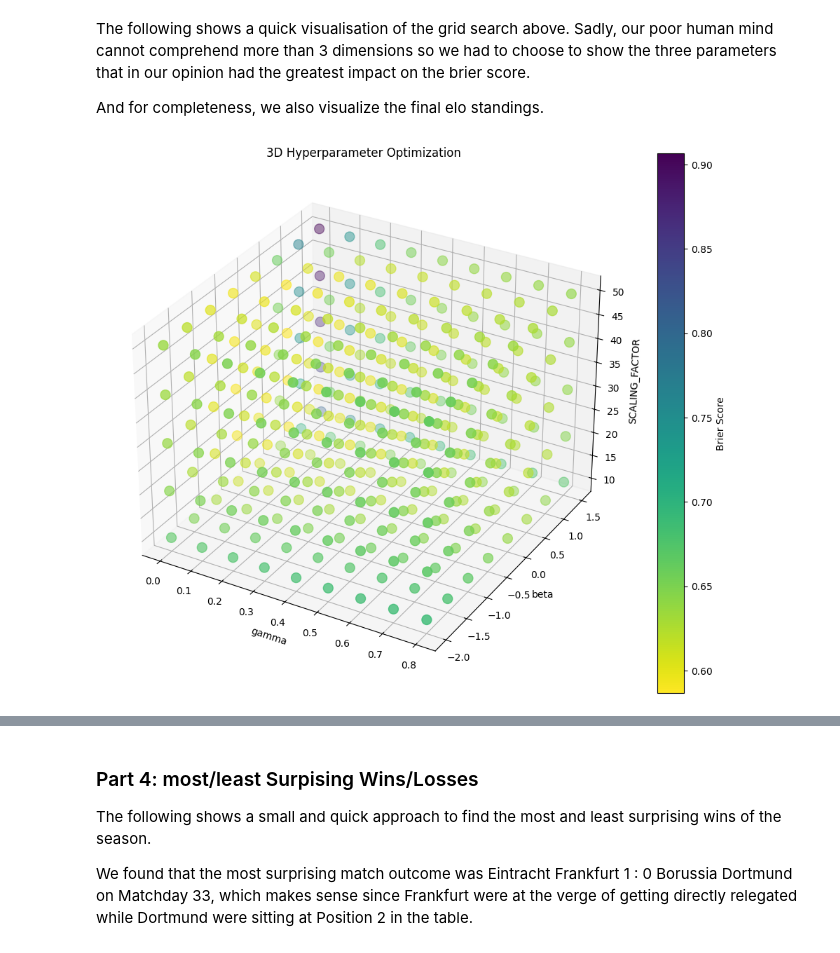
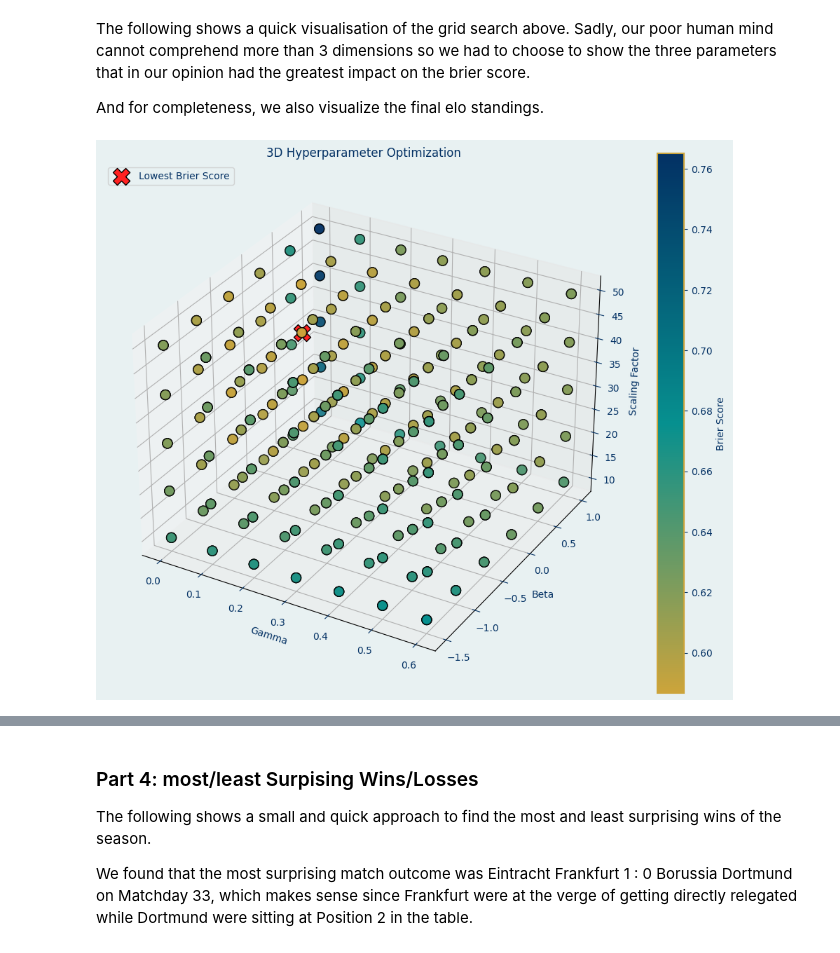
Before and after one commit to MaxPrinz98/FootballDSAI, a Jupyter notebook: Create_Elo_Clean.ipynb, the cells around one changed output, grey strips where cells are left out. Drawn from its saved outputs; the diff is of its cells as text; code cells hidden in the pictures.

```diff
--- a/Create_Elo_Clean.ipynb
+++ b/Create_Elo_Clean.ipynb
@@ -87,9 +86,9 @@ param_grid = {
     'K_FACTOR': [1],#np.arange(1.,7.,1.),
     'SCALING_FACTOR': np.arange(10.,51.,10.),
     'HOME_ADVANTAGE': [0.01] ,#np.arange(0.01,0.10,0.05),
-    'STARTING_ELO': [1500.], #np.arange(500.,2501.,500.),
-    'beta' : np.arange(-2.,2.,0.5),
-    'gamma' : np.arange(0.0,0.9,0.1)
+    'STARTING_ELO':np.arange(500.,2501.,500.),
+    'beta' : np.arange(-1.5,1.5,0.5),
+    'gamma' : np.arange(0.0,0.7,0.1)
 }
 
 
@@ -108,51 +107,71 @@ The following shows a quick visualisation of the grid search above. Sadly, our p
 
 And for completeness, we also visualize the final elo standings.
 # %%
-fig = plt.figure(figsize=(12, 10))
+import matplotlib.pyplot as plt
+from mpl_toolkits.mplot3d import Axes3D
+from matplotlib.colors import LinearSegmentedColormap
+
+fig = plt.figure(figsize=(12, 10), facecolor='#E8F1F2')
 ax = fig.add_subplot(111, projection='3d')
+
+colors = ['#CCA43B', '#06908F', '#033164']
+custom_cmap = LinearSegmentedColormap.from_list("my_cmap", colors)
 
 # Scatter points
 scatter = ax.scatter(
     all_results["gamma"],
     all_results["beta"],
     all_results["SCALING_FACTOR"],
     c=all_results["loss"],
-    cmap="viridis_r",
+    cmap=custom_cmap,
+    edgecolors='black',
     s=100,
 )
 
-ax.set_xlabel("gamma")
-ax.set_ylabel("beta")
-ax.set_zlabel("SCALING_FACTOR")
-plt.colorbar(scatter, label="Brier Score")
-plt.title("3D Hyperparameter Optimization")
-plt.savefig('./Poster_stuff/Grid_search.svg')
+# Highlight lowest loss point
+min_idx = all_results["loss"].idxmin()
+min_point = all_results.loc[min_idx]
+
+ax.scatter(
+    min_point["gamma"],
+    min_point["beta"],
+    min_point["SCALING_FACTOR"],
+    color='#ff2222',
+    s=300,
+    edgecolor='black',
+    marker='X',
+    label='Lowest Brier Score'
+)
+
+# Set background
+ax.set_facecolor('#E8F1F2')
+
+# Set text color
+text_color = '#033164'
+ax.set_xlabel("Gamma", color=text_color)
+ax.set_ylabel("Beta", color=text_color)
+ax.set_zlabel("Scaling Factor", color=text_color)
+ax.tick_params(colors=text_color)
+ax.set_title("3D Hyperparameter Optimization", color=text_color)
+
+# Colorbar
+cbar = plt.colorbar(scatter, label="Brier Score")
+cbar.ax.yaxis.label.set_color(text_color)
+cbar.ax.tick_params(colors=text_color)
+
+# ✅ Set colorbar border color (gold)
+for spine in cbar.ax.spines.values():
+    spine.set_edgecolor('#CCA43B')
+    spine.set_linewidth(1.5)
+
+# Legend
+legend = ax.legend(loc='upper left')
+for text in legend.get_texts():
+    text.set_color(text_color)
+legend.get_frame().set_facecolor('#E8F1F2')
+
+# Save tightly cropped SVG
+plt.savefig('./Poster_stuff/Grid_search.svg', bbox_inches='tight', pad_inches=0.3)
 plt.show()
-
-'''selected_teams = team_stats['team'].tolist()
-team_history = elo_history_df
-
-elo_pivot = team_history.pivot(index='date', columns='team', values='elo')
-elo_pivot = elo_pivot.sort_index().interpolate()
-
-plt.figure(figsize=(12, 12))
-
-result_colors = {'win': 'green', 'loss': 'red', 'draw': 'gold'}
-
-for team in selected_teams:
-    plt.plot(elo_pivot.index, elo_pivot[team], label=team, linewidth=2.5)
-
-    team_points = team_history[team_history['team'] == team]
-    for _, row in team_points.iterrows():
-        plt.scatter(row['plot_date'], row['elo'], color=result_colors[row['result']], s=30, zorder=5)
-
-
-plt.title('ELO Rating History', fontsize=14)
-plt.xlabel('Date', fontsize=12)
-plt.ylabel('ELO Rating', fontsize=12)
-plt.grid(True, alpha=0.3)
-plt.legend(loc='lower left')
-plt.tight_layout()
-plt.show()'''
 # %% [output]
-[figure, old version]
+[figure, new version]
```
Also changed, not shown: parts of 5 cells of this notebook.
